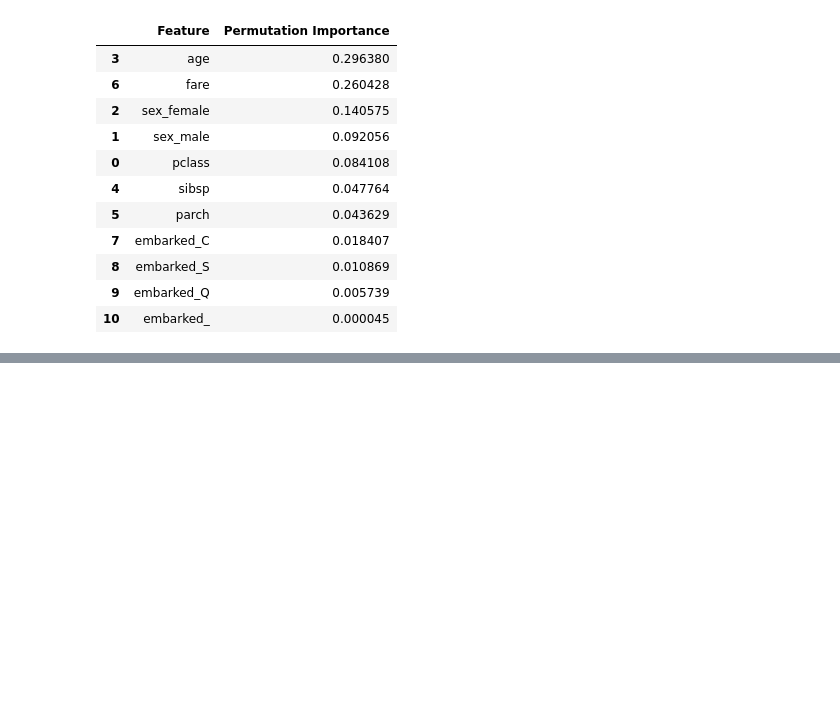
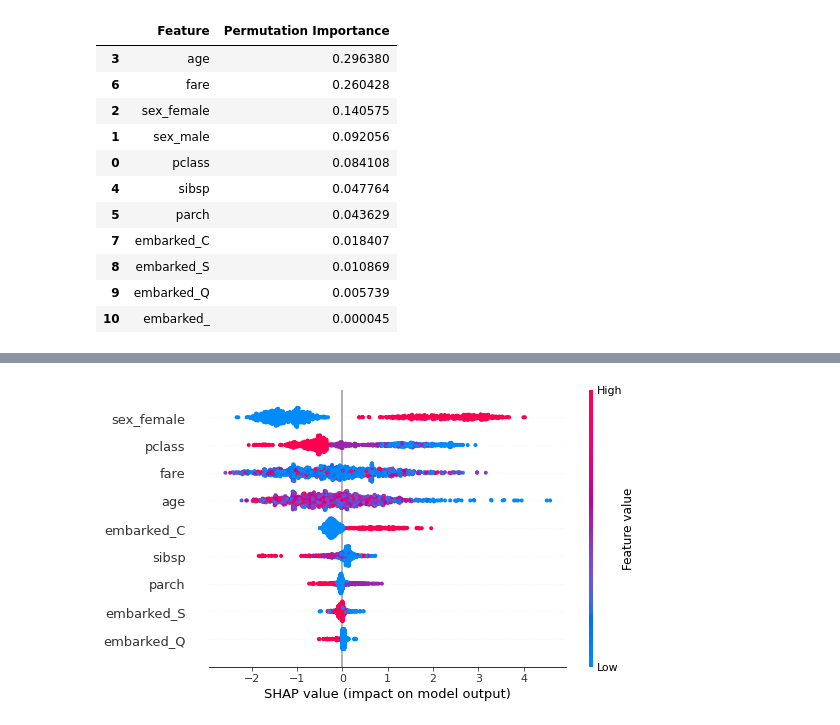
Before and after one commit to cliburn/bios-823-2020, a Jupyter notebook: notebooks/B09_Interpretable_ML.ipynb, the cells around one changed output, grey strips where cells are left out. Cells and saved outputs as stored; diff of their text form; code cells hidden in the pictures; blank space fills up the shorter version.

```diff
--- a/notebooks/B09_Interpretable_ML.ipynb
+++ b/notebooks/B09_Interpretable_ML.ipynb
@@ -301,0 +388,6 @@ See [here](https://scikit-learn.org/stable/modules/permutation_importance.html#r
+# %%
+clf = xgboost.XGBClassifier(
+    random_state=0,
+)
+# %%
+clf.fit(X_train, y_train);
@@ -301,0 +400,6 @@ See [here](https://scikit-learn.org/stable/modules/permutation_importance.html#r
+# %%
+explainer = shap.TreeExplainer(
+    clf,
+)
+# %%
+sv = explainer.shap_values(X_train)
@@ -301,0 +412,4 @@ See [here](https://scikit-learn.org/stable/modules/permutation_importance.html#r
+# %%
+shap.summary_plot(sv, X_train)
+# %% [output]
+[figure, added]
```
Also changed, not shown: parts of 45 cells of this notebook, 5 other files.
